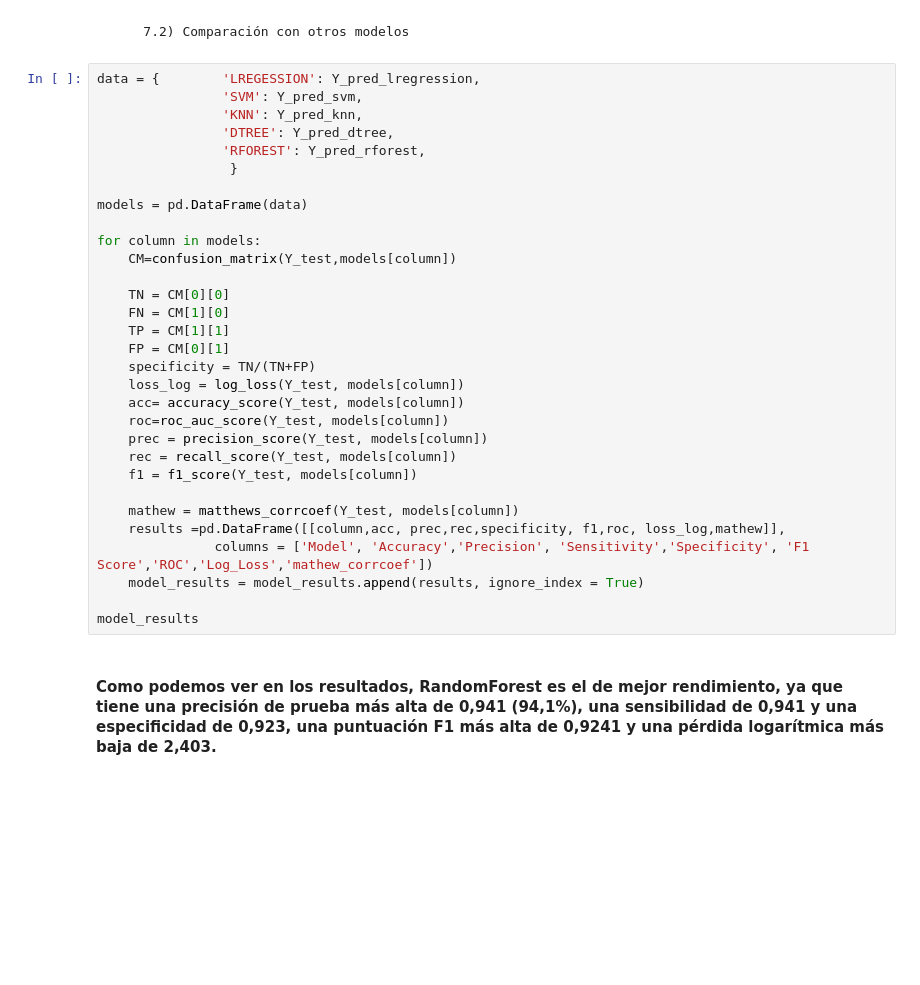
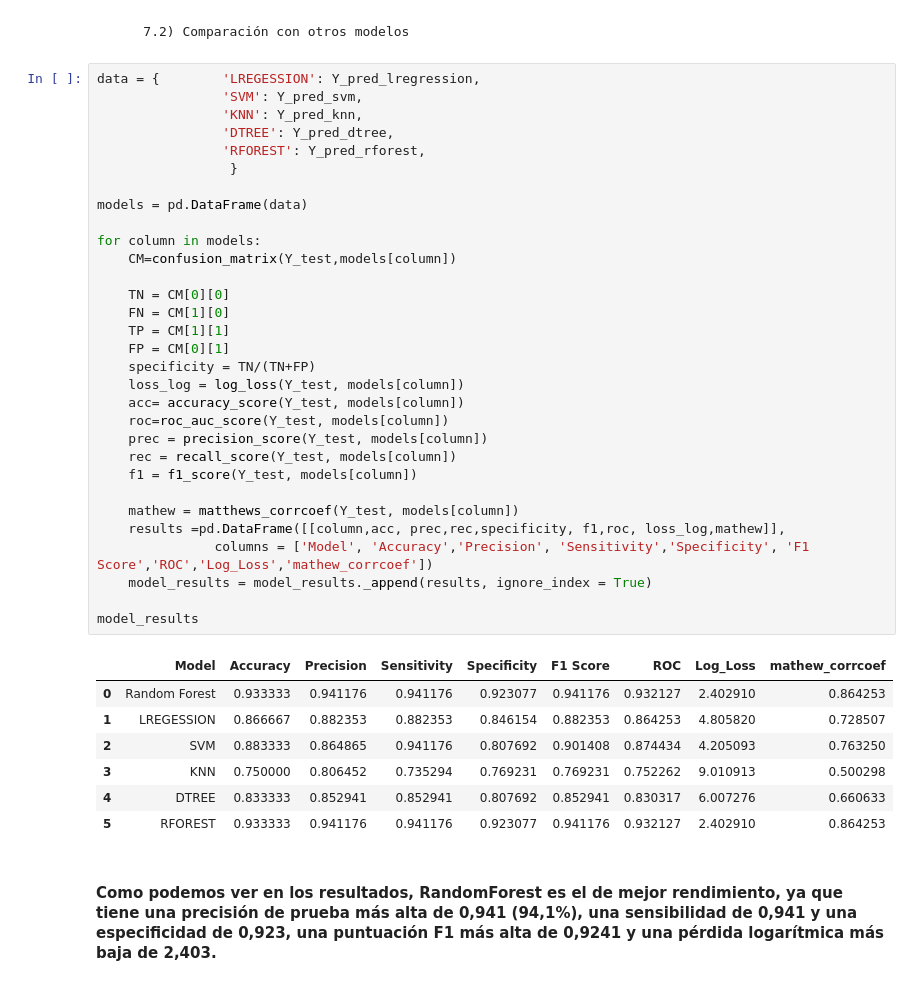
Before and after one commit to crisco85/Data_Science_Project, a Jupyter notebook: Desafio_Clase24/Desafio_EvaluacionML_Cristian_A_Correa.ipynb, the cells around one changed output. Drawn from its saved outputs; the diff is of its cells as text; blank space fills up the shorter version.

```diff
--- a/Desafio_Clase24/Desafio_EvaluacionML_Cristian_A_Correa.ipynb
+++ b/Desafio_Clase24/Desafio_EvaluacionML_Cristian_A_Correa.ipynb
@@ -570,34 +586,42 @@ model_results
 # %%
 data = {        'LREGESSION': Y_pred_lregression,
                 'SVM': Y_pred_svm,
                 'KNN': Y_pred_knn,
                 'DTREE': Y_pred_dtree,
                 'RFOREST': Y_pred_rforest,
                  }
 
 models = pd.DataFrame(data)
 
 for column in models:
     CM=confusion_matrix(Y_test,models[column])
 
     TN = CM[0][0]
     FN = CM[1][0]
     TP = CM[1][1]
     FP = CM[0][1]
     specificity = TN/(TN+FP)
     loss_log = log_loss(Y_test, models[column])
     acc= accuracy_score(Y_test, models[column])
     roc=roc_auc_score(Y_test, models[column])
     prec = precision_score(Y_test, models[column])
     rec = recall_score(Y_test, models[column])
     f1 = f1_score(Y_test, models[column])
 
     mathew = matthews_corrcoef(Y_test, models[column])
     results =pd.DataFrame([[column,acc, prec,rec,specificity, f1,roc, loss_log,mathew]],
                columns = ['Model', 'Accuracy','Precision', 'Sensitivity','Specificity', 'F1 Score','ROC','Log_Loss','mathew_corrcoef'])
-    model_results = model_results.append(results, ignore_index = True)
+    model_results = model_results._append(results, ignore_index = True)
 
 model_results
+# %% [output]
+|  | Model | Accuracy | Precision | Sensitivity | Specificity | F1 Score | ROC | Log_Loss | mathew_corrcoef |
+| 0 | Random Forest | 0.933333 | 0.941176 | 0.941176 | 0.923077 | 0.941176 | 0.932127 | 2.402910 | 0.864253 |
+| 1 | LREGESSION | 0.866667 | 0.882353 | 0.882353 | 0.846154 | 0.882353 | 0.864253 | 4.805820 | 0.728507 |
+| 2 | SVM | 0.883333 | 0.864865 | 0.941176 | 0.807692 | 0.901408 | 0.874434 | 4.205093 | 0.763250 |
+| 3 | KNN | 0.750000 | 0.806452 | 0.735294 | 0.769231 | 0.769231 | 0.752262 | 9.010913 | 0.500298 |
+| 4 | DTREE | 0.833333 | 0.852941 | 0.852941 | 0.807692 | 0.852941 | 0.830317 | 6.007276 | 0.660633 |
+| 5 | RFOREST | 0.933333 | 0.941176 | 0.941176 | 0.923077 | 0.941176 | 0.932127 | 2.402910 | 0.864253 |
 # %% [markdown]
 #### Como podemos ver en los resultados, RandomForest es el de mejor rendimiento, ya que tiene una precisión de prueba más alta de 0,941 (94,1%), una sensibilidad de 0,941 y una especificidad de 0,923, una puntuación F1 más alta de 0,9241 y una pérdida logarítmica más baja de 2,403.
 # %% [markdown]
```
Also changed, not shown: parts of 30 cells of this notebook.
